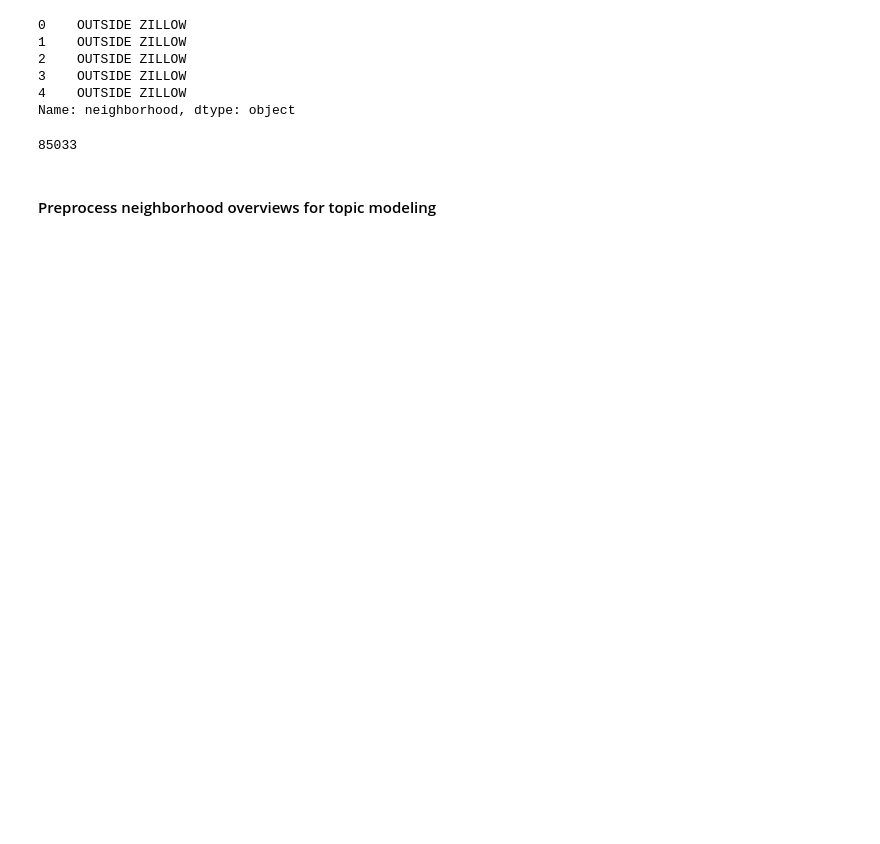
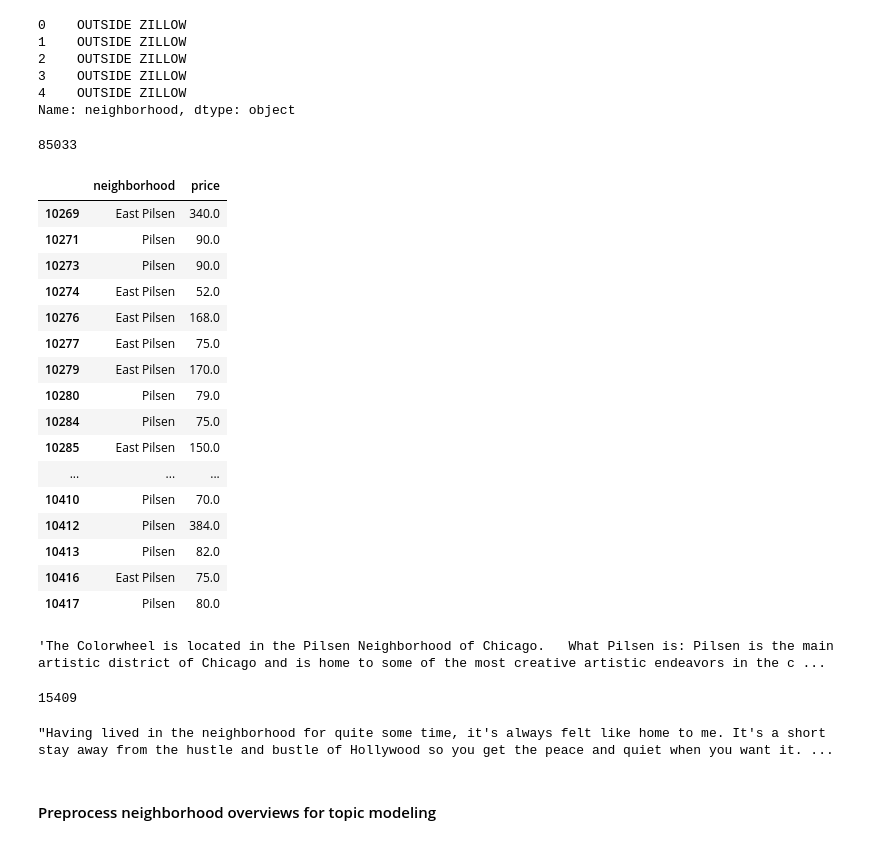
Before and after one commit to emw1687/benson, a Jupyter notebook: 05_kojak/notebooks/04_nlp_preprocessing.ipynb, the cells around one changed output. Cells and saved outputs as stored; diff of their text form; code cells hidden in the pictures; blank space fills up the shorter version.

```diff
--- a/05_kojak/notebooks/04_nlp_preprocessing.ipynb
+++ b/05_kojak/notebooks/04_nlp_preprocessing.ipynb
@@ -36,6 +36,37 @@ df_listings = df_listings[df_listings['neighborhood'] != 'OUTSIDE ZILLOW']
 len(df_listings)
 # %% [output]
 85033
+# %%
+df_listings[df_listings['neighborhood'].str.contains('Pilsen')][['neighborhood', 'price']]
+# %% [output]
+|  | neighborhood | price |
+| 10269 | East Pilsen | 340.0 |
+| 10271 | Pilsen | 90.0 |
+| 10273 | Pilsen | 90.0 |
+| 10274 | East Pilsen | 52.0 |
+| 10276 | East Pilsen | 168.0 |
+| 10277 | East Pilsen | 75.0 |
+| 10279 | East Pilsen | 170.0 |
+| 10280 | Pilsen | 79.0 |
+| 10284 | Pilsen | 75.0 |
+| 10285 | East Pilsen | 150.0 |
+| ... | ... | ... |
+| 10410 | Pilsen | 70.0 |
+| 10412 | Pilsen | 384.0 |
+| 10413 | Pilsen | 82.0 |
+| 10416 | East Pilsen | 75.0 |
+| 10417 | Pilsen | 80.0 |
+# %%
+df_listings['neighborhood_overview'][10270]
+# %% [output]
+'The Colorwheel is located in the Pilsen Neighborhood of Chicago.   What Pilsen is: Pilsen is the main artistic district of Chicago and is home to some of the most creative artistic endeavors in the c ...
+# %%
+i = np.random.randint(low=42, high=80000)
+print i
+df_listings['neighborhood_overview'][i]
+# %% [output]
+15409
+"Having lived in the neighborhood for quite some time, it's always felt like home to me. It's a short stay away from the hustle and bustle of Hollywood so you get the peace and quiet when you want it. ...
 # %% [markdown]
 #### Preprocess neighborhood overviews for topic modeling
 # %%
```
Also changed, not shown: parts of 15 cells of this notebook, 48 other files.
